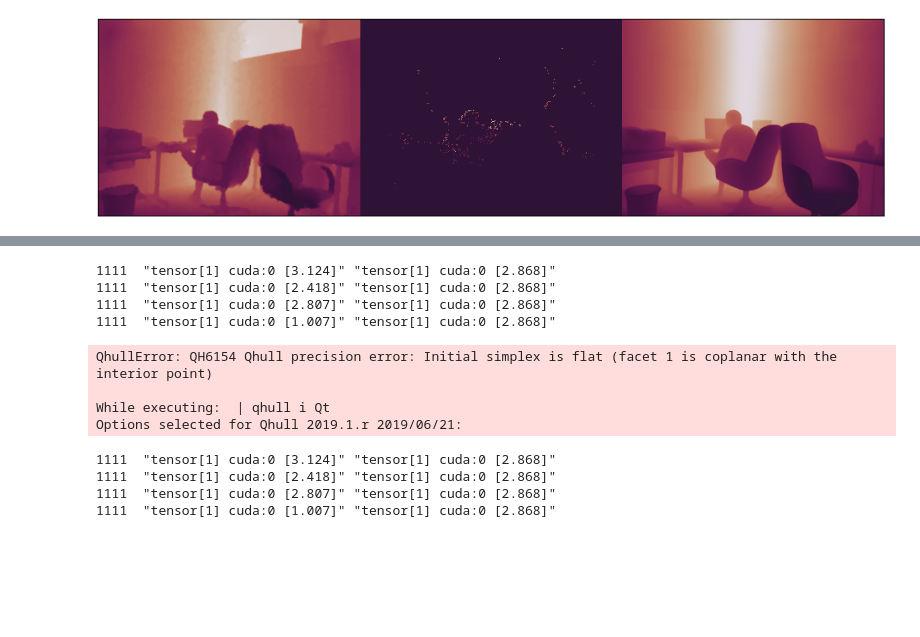
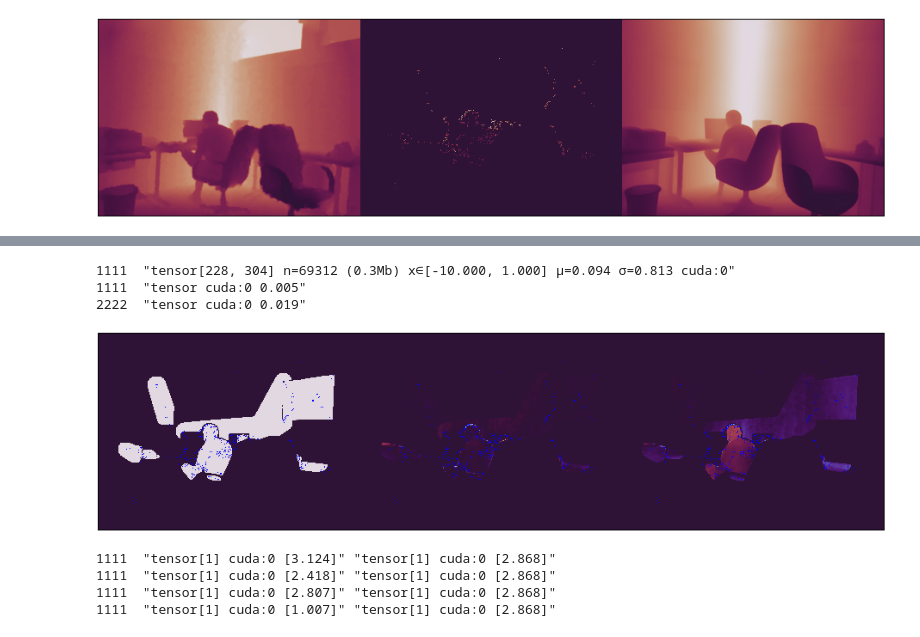
Before and after one commit to jk4011/SparseDC, a Jupyter notebook: notebooks/sam+hull_vs_affine.ipynb, the cells around one changed output, grey strips where cells are left out. Saved outputs shown, nothing was run; the diff lists cells and outputs as text; code cells hidden in the pictures; blank space fills up the shorter version.

```diff
--- a/notebooks/sam+hull_vs_affine.ipynb
+++ b/notebooks/sam+hull_vs_affine.ipynb
@@ -29,3 +29,10 @@ from jhutil import show_depth_all
 show_depth_all(depth_gt, depth_gt_sparse, depth_pred)
 # %% [output]
 [figure]
+# %%
+from jhutil import show_depth
+from src.utils.depth_utils import get_depth_sam_hull
+
+depth_sam, hull_max = get_depth_sam_hull(image, depth_pred, depth_gt_sparse, lambda_param=100)
+import jhutil; jhutil.jhprint(1111, (depth_sam - depth_gt).abs().mean())
+(depth_sam - depth_gt).chans
@@ -136,38 +110,34 @@ Options selected for Qhull 2019.1.r 2019/06/21:
 # %%
-def compare_sam_and_affine(rgb, depth_pred, depth_gt_sparse):
+def compare_sam_and_affine(image, depth_pred, depth_gt_sparse):
     mask_sparse = depth_gt_sparse != 0
 
-    depth_dbscan, sam_mask = get_depth_sam(rgb, depth_pred, depth_gt_sparse)
+    depth_sam, sam_mask = get_depth_sam_hull(image, depth_pred, depth_gt_sparse)
     depth_affine = get_depth_affine(depth_pred, depth_gt_sparse)
 
-    diff_sam = (depth_dbscan - depth_gt) * sam_mask
+    diff_sam = (depth_sam - depth_gt) * sam_mask
     diff_affine = (depth_affine - depth_gt) * sam_mask
 
     err_sam = diff_sam.abs().mean()
     err_affine = diff_affine.abs().mean()
     sam_mask = sam_mask.float()
     sam_mask[depth_gt_sparse != 0] = -10
     import jhutil; jhutil.jhprint(1111, sam_mask)
     diff_sam[depth_gt_sparse != 0] = -10
     diff_affine[depth_gt_sparse != 0] = -10
     visualization = torch.concat([sam_mask, diff_sam, diff_affine], dim=1).chans
 
     return err_sam, err_affine, visualization
 
 err_sam, err_affine, visualization = compare_sam_and_affine(image, depth_pred, depth_gt_sparse)
 
 import jhutil; jhutil.jhprint(1111, err_sam)
 import jhutil; jhutil.jhprint(2222, err_affine)
 visualization
 # %% [output]
-1111  "tensor[1] cuda:0 [3.124]" "tensor[1] cuda:0 [2.868]"
-1111  "tensor[1] cuda:0 [2.418]" "tensor[1] cuda:0 [2.868]"
-1111  "tensor[1] cuda:0 [2.807]" "tensor[1] cuda:0 [2.868]"
-1111  "tensor[1] cuda:0 [1.007]" "tensor[1] cuda:0 [2.868]"
+1111  "tensor[228, 304] n=69312 (0.3Mb) x∈[-10.000, 1.000] μ=0.094 σ=0.813 cuda:0"
+1111  "tensor cuda:0 0.005"
+2222  "tensor cuda:0 0.019"
-QhullError: QH6154 Qhull precision error: Initial simplex is flat (facet 1 is coplanar with the interior point)
-
-While executing:  | qhull i Qt
-Options selected for Qhull 2019.1.r 2019/06/21:
+[figure, added]
 # %%
 import numpy as np
 data_folder = "/data2/wlsgur4011/SparseDC/datas/cache"
```
Also changed, not shown: parts of 3 cells of this notebook, 2 other files.
